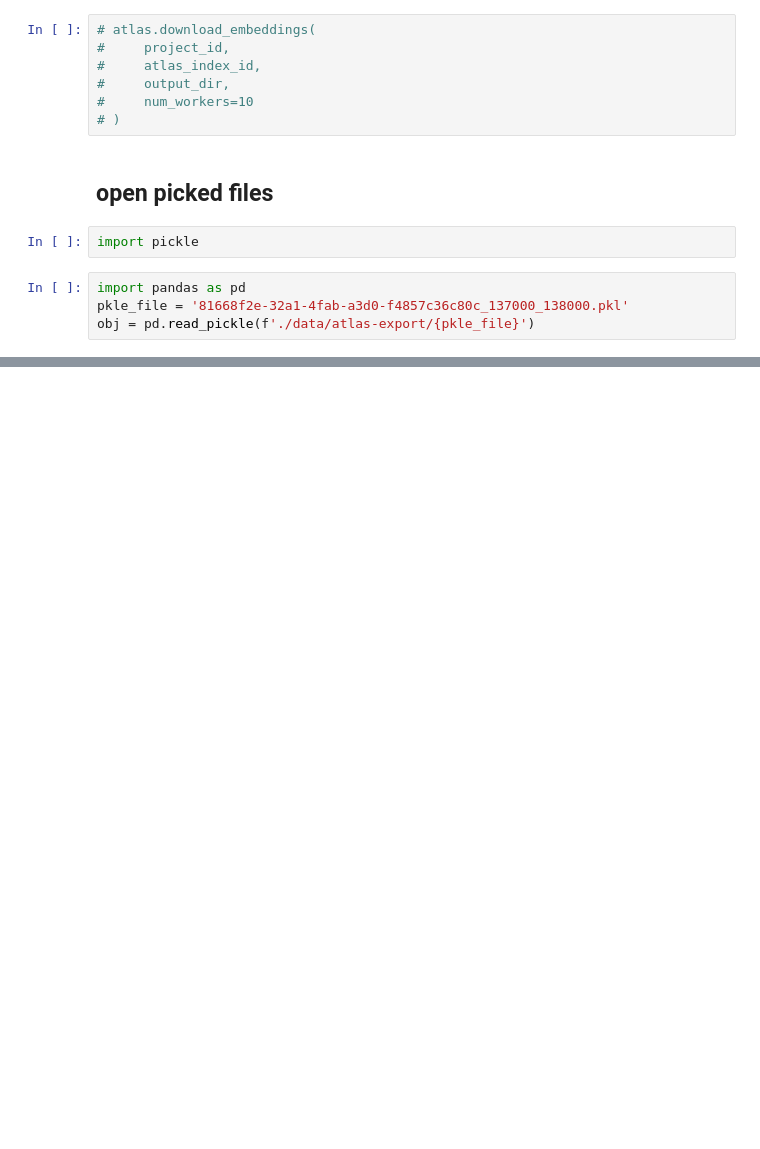
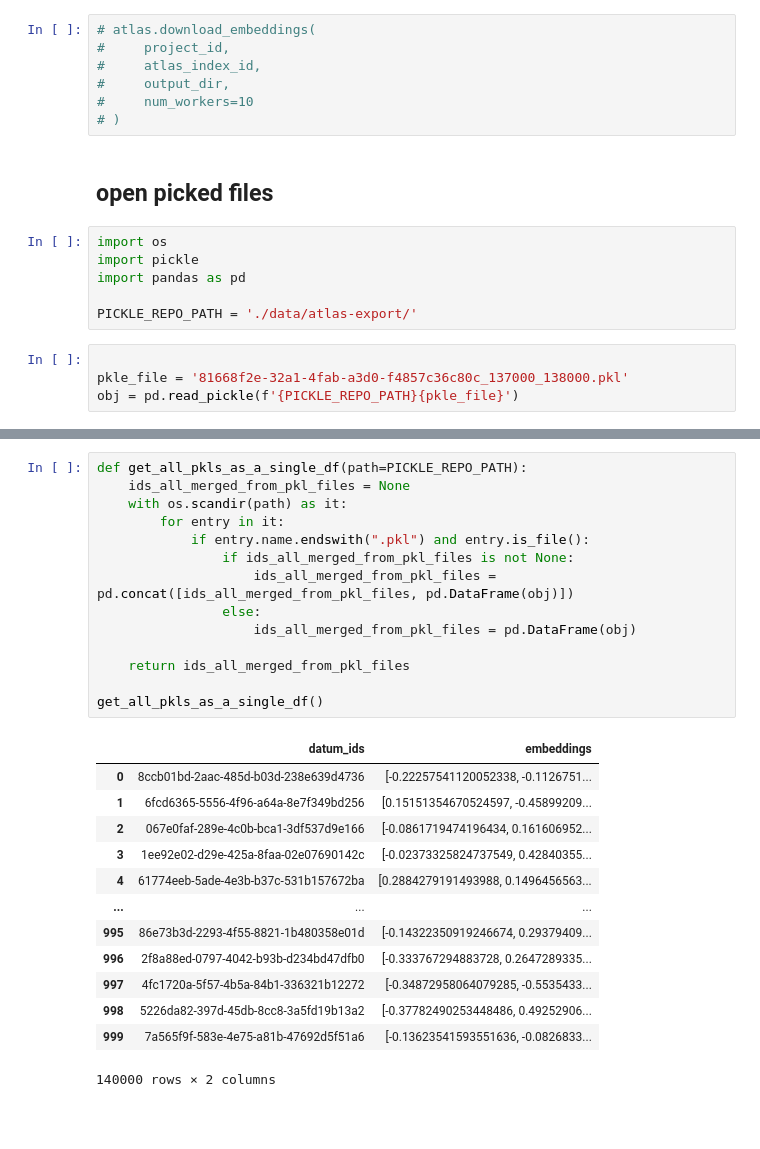
Before and after one commit to davidnmora/billboard-lyric-exploration, a Jupyter notebook: 4. Embed lyrics VIA NOMIC.ipynb, the cells around one changed output, grey strips where cells are left out. Saved outputs shown, nothing was run; the diff lists cells and outputs as text; blank space fills up the shorter version.

```diff
--- a/4. Embed lyrics VIA NOMIC.ipynb
+++ b/4. Embed lyrics VIA NOMIC.ipynb
@@ -80,8 +118,12 @@ output_dir = './data'
 # %% [markdown]
 ## open picked files
 # %%
+import os
 import pickle
+import pandas as pd
+
+PICKLE_REPO_PATH = './data/atlas-export/'
 # %%
-import pandas as pd
+
 pkle_file = '81668f2e-32a1-4fab-a3d0-f4857c36c80c_137000_138000.pkl'
-obj = pd.read_pickle(f'./data/atlas-export/{pkle_file}')
+obj = pd.read_pickle(f'{PICKLE_REPO_PATH}{pkle_file}')
@@ -107,0 +130,30 @@ pd.DataFrame(obj).iloc[0].embeddings
+# %%
+def get_all_pkls_as_a_single_df(path=PICKLE_REPO_PATH):
+    ids_all_merged_from_pkl_files = None
+    with os.scandir(path) as it:
+        for entry in it:
+            if entry.name.endswith(".pkl") and entry.is_file():
+                if ids_all_merged_from_pkl_files is not None:
+                    ids_all_merged_from_pkl_files = pd.concat([ids_all_merged_from_pkl_files, pd.DataFrame(obj)])
+                else:
+                    ids_all_merged_from_pkl_files = pd.DataFrame(obj)
+
+    return ids_all_merged_from_pkl_files
+
+get_all_pkls_as_a_single_df()
+# %% [output]
+|  | datum_ids | embeddings |
+| 0 | 8ccb01bd-2aac-485d-b03d-238e639d4736 | [-0.22257541120052338, -0.1126751... |
+| 1 | 6fcd6365-5556-4f96-a64a-8e7f349bd256 | [0.15151354670524597, -0.45899209... |
+| 2 | 067e0faf-289e-4c0b-bca1-3df537d9e166 | [-0.0861719474196434, 0.161606952... |
+| 3 | 1ee92e02-d29e-425a-8faa-02e07690142c | [-0.02373325824737549, 0.42840355... |
+| 4 | 61774eeb-5ade-4e3b-b37c-531b157672ba | [0.2884279191493988, 0.1496456563... |
+| ... | ... | ... |
+| 995 | 86e73b3d-2293-4f55-8821-1b480358e01d | [-0.14322350919246674, 0.29379409... |
+| 996 | 2f8a88ed-0797-4042-b93b-d234bd47dfb0 | [-0.333767294883728, 0.2647289335... |
+| 997 | 4fc1720a-5f57-4b5a-84b1-336321b12272 | [-0.34872958064079285, -0.5535433... |
+| 998 | 5226da82-397d-45db-8cc8-3a5fd19b13a2 | [-0.37782490253448486, 0.49252906... |
+| 999 | 7a565f9f-583e-4e75-a81b-47692d5f51a6 | [-0.13623541593551636, -0.0826833... |
+140000 rows × 2 columns
+# %% [markdown]
+##
```
Also changed, not shown: parts of 11 cells of this notebook, 4 other files.
